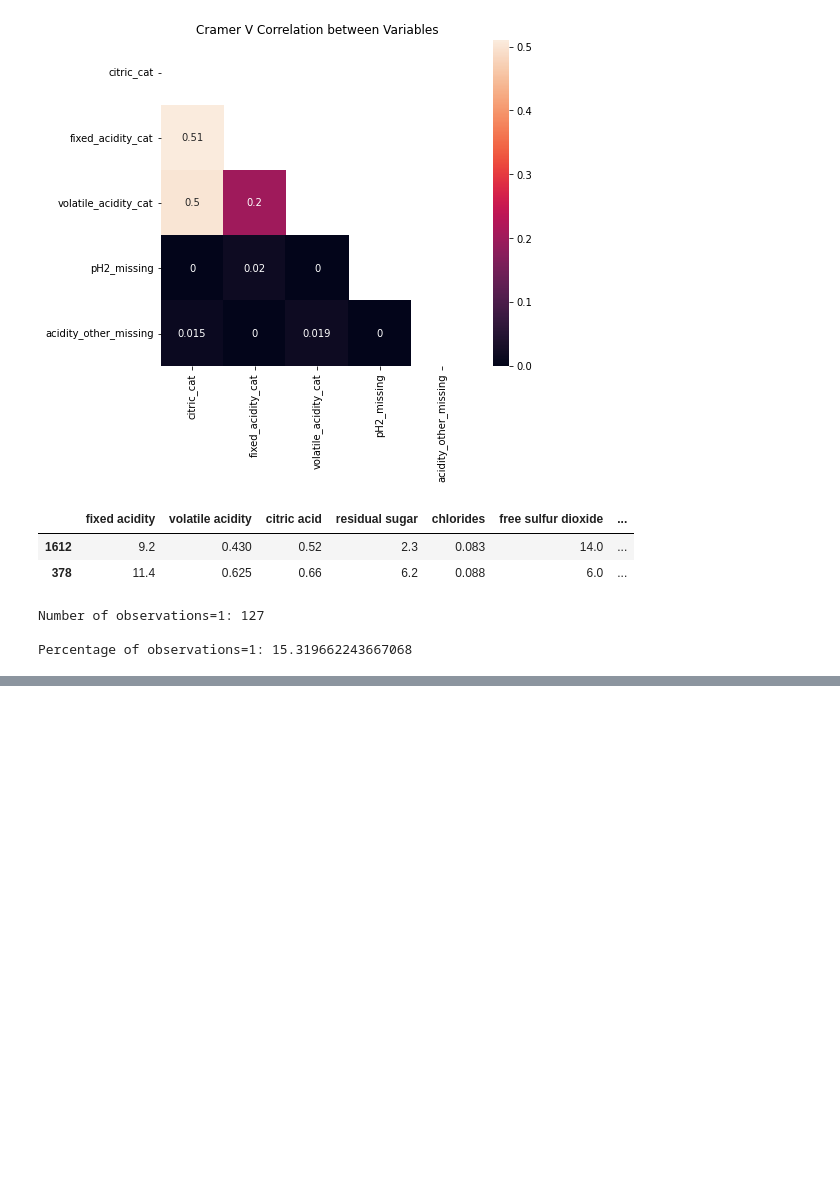
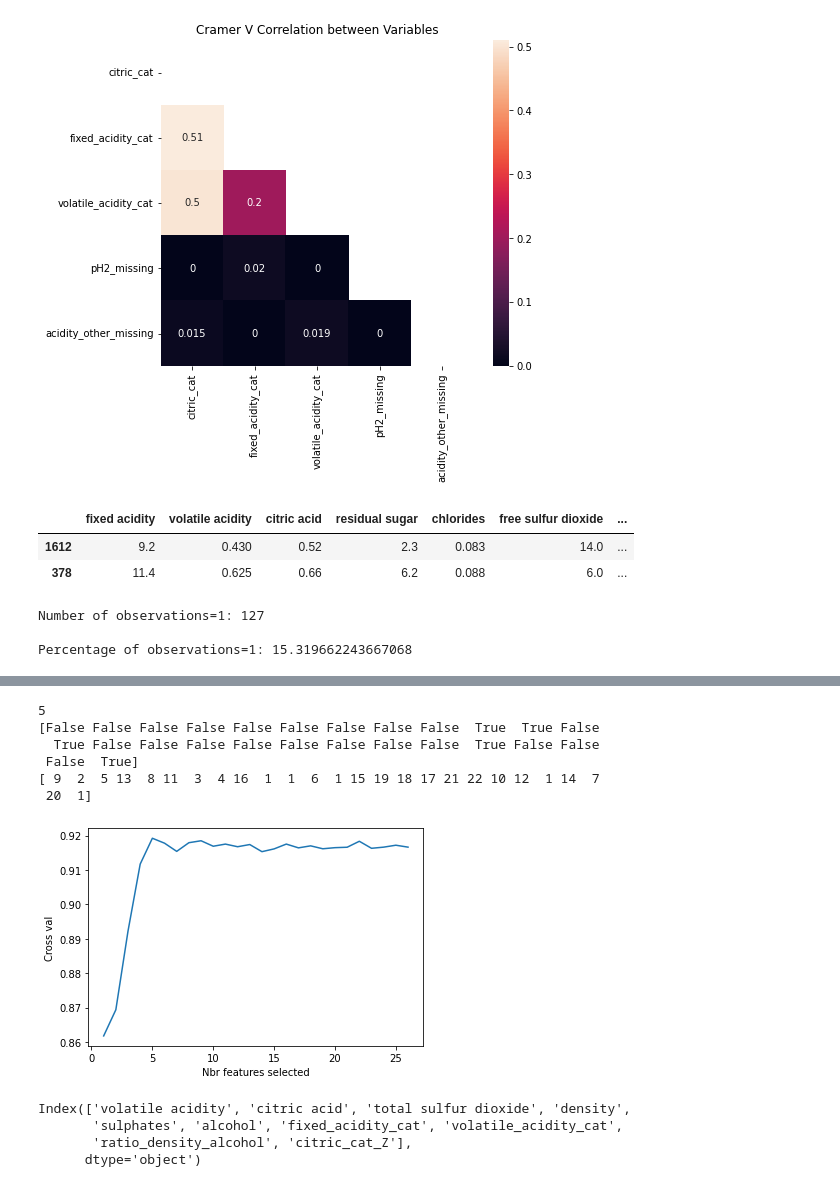
Before and after one commit to guillaumeovf/CarLoanDefault, a Jupyter notebook: wine_quality.ipynb, the cells around one changed output, grey strips where cells are left out. Saved outputs shown, nothing was run; the diff lists cells and outputs as text; code cells hidden in the pictures; blank space fills up the shorter version.

```diff
--- a/wine_quality.ipynb
+++ b/wine_quality.ipynb
@@ -1246,12 +1250,24 @@ Percentage of observations=1: 15.319662243667068
 # %%
+from sklearn.feature_selection import RFE
+from sklearn.feature_selection import RFECV
+from sklearn.ensemble import RandomForestClassifier
+
 rf_feat_selec = RandomForestClassifier(bootstrap=True, # resampling of the database for each tree
                                        class_weight=None, #we already resampled before with SMOTE
                                        criterion='gini', #gini or entropy, not very important
                                        max_depth=5, #take a number between 5&8 depending of the size of the database
                                        max_features='auto', #number of featuer selected by tree
                                        max_leaf_nodes=None, #not important to change
-                                       min_sample_leaf=30, #Because we have a small database, 150 is good
-                                       n_estimator=500, #Number of trees
+                                       min_samples_leaf=30, #Because we have a small database, 150 is good
+                                       n_estimators=500, #Number of trees
                                        n_jobs=-1, #We take all the processors -1 that we have
                                        random_state=893717398)
+
+rfecv_feat_selec = RFECV(estimator=rf_feat_selec,
+                         step=1,
+                         cv=3,
+                         scoring='roc_auc',
+                         n_jobs=-1)
+
+rfecv_feat_selec.fit(xTrain, yTrain)
 # %% [output]
@@ -1258,0 +1288,17 @@ rf_feat_selec = RandomForestClassifier(bootstrap=True, # resampling of the datab
+# %%
+print(rfecv_feat_selec.n_features_)
+print(rfecv_feat_selec.support_)
+
+plt.figure()
+plt.xlabel('Nbr features selected')
+plt.ylabel('Cross val')
+plt.plot(range(1, len(rfecv_feat_selec.grid_scores_)+1), rfecv_feat_selec.grid_scores_)
+plt.show()
+# %% [output]
+5
+[False False False False False False False False False  True  True False
+  True False False False False False False False False  True False False
+ False  True]
+[ 9  2  5 13  8 11  3  4 16  1  1  6  1 15 19 18 17 21 22 10 12  1 14  7
+ 20  1]
+[figure, added]
@@ -1258,0 +1316,7 @@ rf_feat_selec = RandomForestClassifier(bootstrap=True, # resampling of the datab
+# %%
+selected_X
+# %% [output]
+Index(['volatile acidity', 'citric acid', 'total sulfur dioxide', 'density',
+       'sulphates', 'alcohol', 'fixed_acidity_cat', 'volatile_acidity_cat',
+       'ratio_density_alcohol', 'citric_cat_Z'],
+      dtype='object')
```
Also changed, not shown: parts of 5 cells of this notebook.
